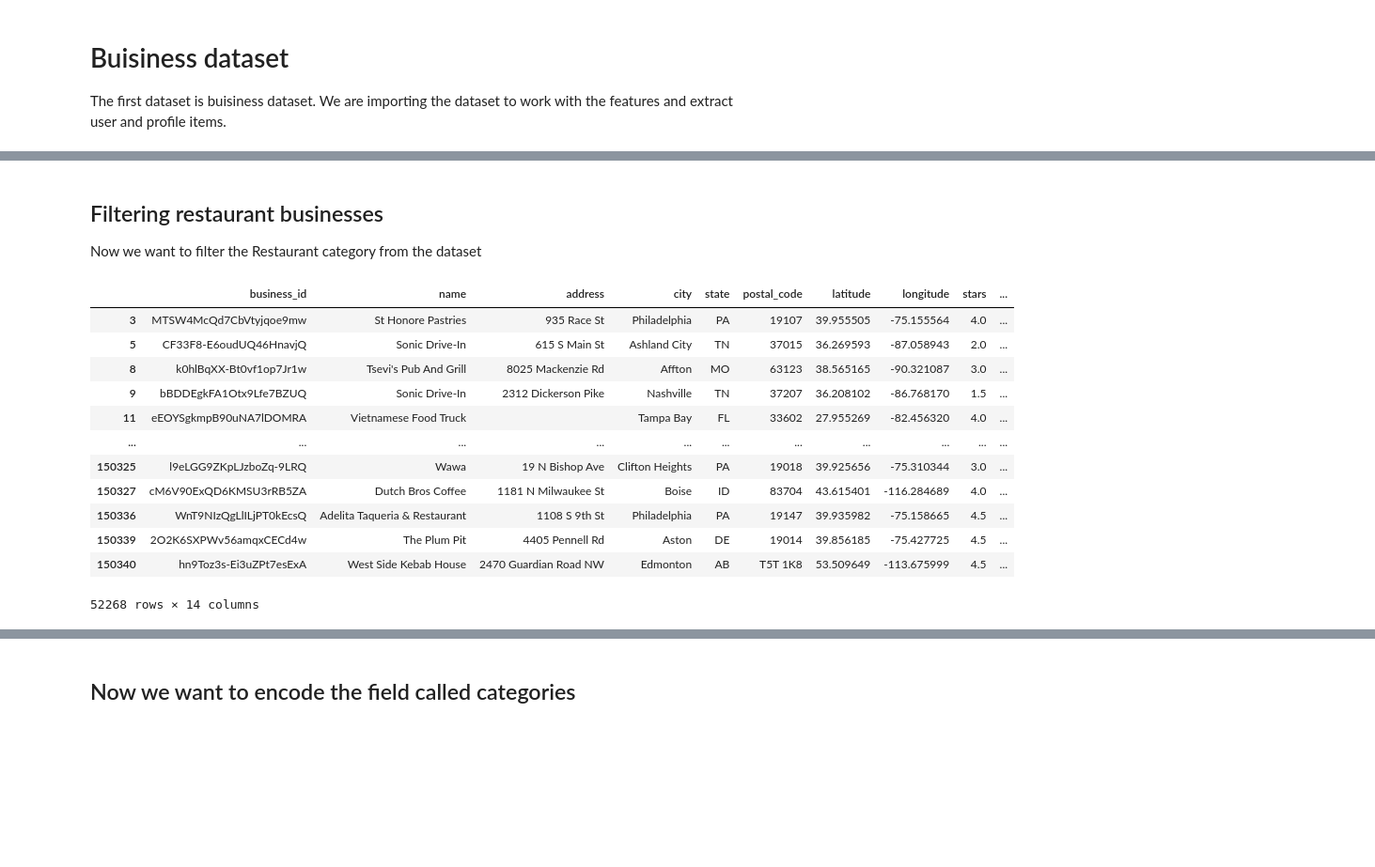
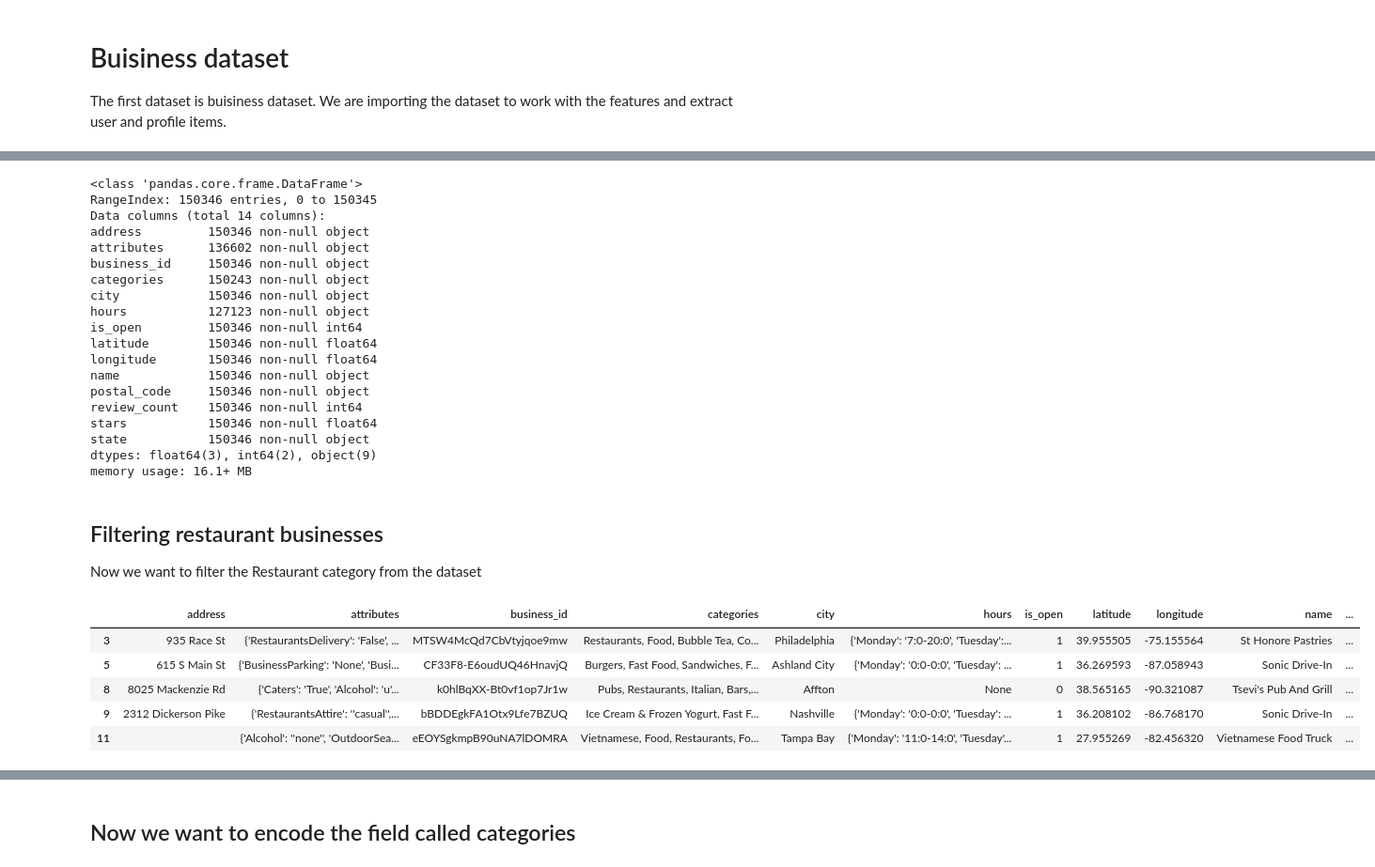
Before and after one commit to pouyakhooshabi/Recommender-System-Design, a Jupyter notebook: Programming_model.ipynb, the cells around one changed output, grey strips where cells are left out. Shown at 94% size. Saved outputs shown, nothing was run; the diff lists cells and outputs as text; code cells hidden in the pictures; blank space fills up the shorter version.

```diff
--- a/Programming_model.ipynb
+++ b/Programming_model.ipynb
@@ -45,6 +45,6 @@ spark = init_spark() # Initializate spark
 # Buisiness dataset
 The first dataset is buisiness dataset. We are importing the dataset to work with the features and extract user and profile items.
 # %%
-df_business = pd.read_json('D:\Msc CS\Big Data\Project\Data\yelp_academic_dataset_business.json',lines=True)
-df_business
+df_business = pd.read_json('data\yelp_academic_dataset_business.json',lines=True)
+df_business  # Printing the df_business file
 # %% [output]
@@ -63,22 +68,38 @@ df_business
 150346 rows × 14 columns
+# %%
+# Print informations about the business dataset
+df_business.info()
+# %% [output]
+<class 'pandas.core.frame.DataFrame'>
+RangeIndex: 150346 entries, 0 to 150345
+Data columns (total 14 columns):
+address         150346 non-null object
+attributes      136602 non-null object
+business_id     150346 non-null object
+categories      150243 non-null object
+city            150346 non-null object
+hours           127123 non-null object
+is_open         150346 non-null int64
+latitude        150346 non-null float64
+longitude       150346 non-null float64
+name            150346 non-null object
+postal_code     150346 non-null object
+review_count    150346 non-null int64
+stars           150346 non-null float64
+state           150346 non-null object
+dtypes: float64(3), int64(2), object(9)
+memory usage: 16.1+ MB
 # %% [markdown]
 ## Filtering restaurant businesses
 Now we want to filter the Restaurant category from the dataset
 # %%
 df_business = df_business[df_business['categories'].str.contains('Restaurants',na=False)]
-df_business
+df_business.head(5)  # printing the first 5 elements of the dataset filtered by restaurants
 # %% [output]
-|  | business_id | name | address | city | state | postal_code | latitude | longitude | stars | ... |
-| 3 | MTSW4McQd7CbVtyjqoe9mw | St Honore Pastries | 935 Race St | Philadelphia | PA | 19107 | 39.955505 | -75.155564 | 4.0 | ... |
-| 5 | CF33F8-E6oudUQ46HnavjQ | Sonic Drive-In | 615 S Main St | Ashland City | TN | 37015 | 36.269593 | -87.058943 | 2.0 | ... |
-| 8 | k0hlBqXX-Bt0vf1op7Jr1w | Tsevi's Pub And Grill | 8025 Mackenzie Rd | Affton | MO | 63123 | 38.565165 | -90.321087 | 3.0 | ... |
-| 9 | bBDDEgkFA1Otx9Lfe7BZUQ | Sonic Drive-In | 2312 Dickerson Pike | Nashville | TN | 37207 | 36.208102 | -86.768170 | 1.5 | ... |
-| 11 | eEOYSgkmpB90uNA7lDOMRA | Vietnamese Food Truck |  | Tampa Bay | FL | 33602 | 27.955269 | -82.456320 | 4.0 | ... |
-| ... | ... | ... | ... | ... | ... | ... | ... | ... | ... | ... |
-| 150325 | l9eLGG9ZKpLJzboZq-9LRQ | Wawa | 19 N Bishop Ave | Clifton Heights | PA | 19018 | 39.925656 | -75.310344 | 3.0 | ... |
-| 150327 | cM6V90ExQD6KMSU3rRB5ZA | Dutch Bros Coffee | 1181 N Milwaukee St | Boise | ID | 83704 | 43.615401 | -116.284689 | 4.0 | ... |
-| 150336 | WnT9NIzQgLlILjPT0kEcsQ | Adelita Taqueria & Restaurant | 1108 S 9th St | Philadelphia | PA | 19147 | 39.935982 | -75.158665 | 4.5 | ... |
-| 150339 | 2O2K6SXPWv56amqxCECd4w | The Plum Pit | 4405 Pennell Rd | Aston | DE | 19014 | 39.856185 | -75.427725 | 4.5 | ... |
-| 150340 | hn9Toz3s-Ei3uZPt7esExA | West Side Kebab House | 2470 Guardian Road NW | Edmonton | AB | T5T 1K8 | 53.509649 | -113.675999 | 4.5 | ... |
+|  | address | attributes | business_id | categories | city | hours | is_open | latitude | longitude | name | ... |
+| 3 | 935 Race St | {'RestaurantsDelivery': 'False', ... | MTSW4McQd7CbVtyjqoe9mw | Restaurants, Food, Bubble Tea, Co... | Philadelphia | {'Monday': '7:0-20:0', 'Tuesday':... | 1 | 39.955505 | -75.155564 | St Honore Pastries | ... |
+| 5 | 615 S Main St | {'BusinessParking': 'None', 'Busi... | CF33F8-E6oudUQ46HnavjQ | Burgers, Fast Food, Sandwiches, F... | Ashland City | {'Monday': '0:0-0:0', 'Tuesday': ... | 1 | 36.269593 | -87.058943 | Sonic Drive-In | ... |
+| 8 | 8025 Mackenzie Rd | {'Caters': 'True', 'Alcohol': 'u'... | k0hlBqXX-Bt0vf1op7Jr1w | Pubs, Restaurants, Italian, Bars,... | Affton | None | 0 | 38.565165 | -90.321087 | Tsevi's Pub And Grill | ... |
+| 9 | 2312 Dickerson Pike | {'RestaurantsAttire': ''casual'',... | bBDDEgkFA1Otx9Lfe7BZUQ | Ice Cream & Frozen Yogurt, Fast F... | Nashville | {'Monday': '0:0-0:0', 'Tuesday': ... | 1 | 36.208102 | -86.768170 | Sonic Drive-In | ... |
+| 11 |  | {'Alcohol': ''none'', 'OutdoorSea... | eEOYSgkmpB90uNA7lDOMRA | Vietnamese, Food, Restaurants, Fo... | Tampa Bay | {'Monday': '11:0-14:0', 'Tuesday'... | 1 | 27.955269 | -82.456320 | Vietnamese Food Truck | ... |
-52268 rows × 14 columns
 # %%
```
Also changed, not shown: parts of 41 cells of this notebook.
